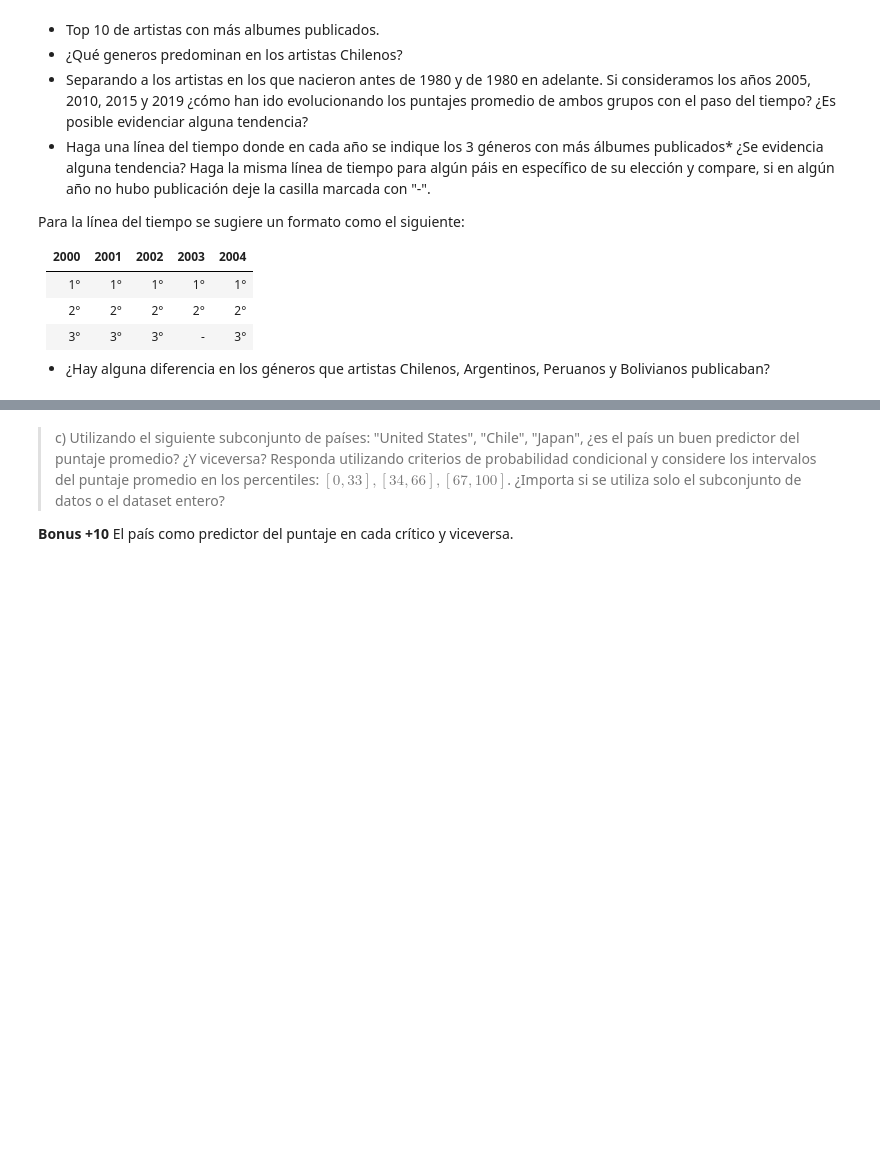
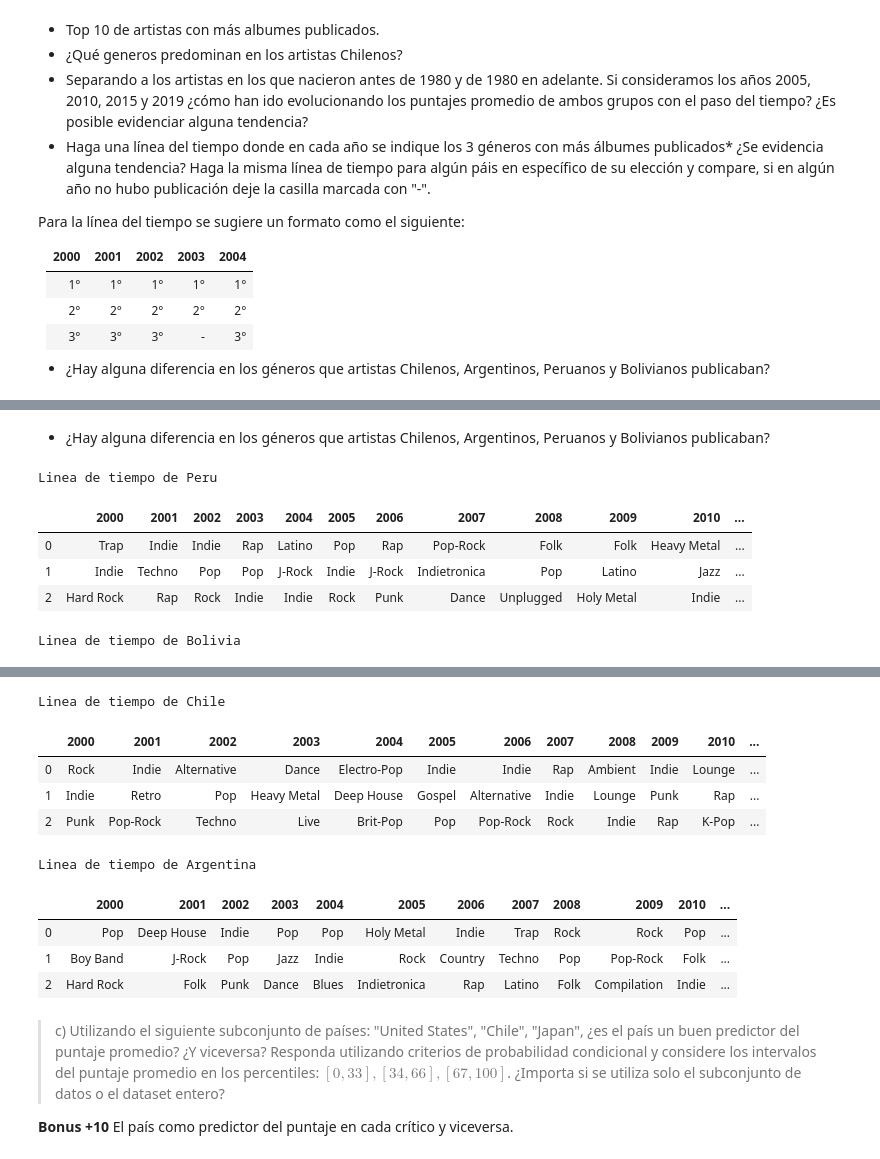
Before and after one commit to Felipitoo/estaca2, a Jupyter notebook: Laboratorio 2.ipynb, the cells around one changed output, grey strips where cells are left out. Drawn from its saved outputs; the diff is of its cells as text; code cells hidden in the pictures; blank space fills up the shorter version.

```diff
--- a/Laboratorio 2.ipynb
+++ b/Laboratorio 2.ipynb
@@ -316,0 +858,26 @@ Para la línea del tiempo se sugiere un formato como el siguiente:
+# %% [markdown]
+* ¿Hay alguna diferencia en los géneros que artistas Chilenos, Argentinos, Peruanos y Bolivianos publicaban?
+# %%
+for pais in ["Peru","Bolivia","Chile","Argentina"]:
+    for anio in anios:
+        aux = {"Genero": [] ,"Cuantos" : []}
+        periodo = new_df[(new_df["year_of_pub"] == anio) & (new_df["country"] == pais)].groupby("genre")
+        generos = list(new_df[(new_df["year_of_pub"] == anio) & (new_df["country"] == pais)]["genre"].unique())
+        for genero in generos:
+            aux_df = periodo.get_group(genero)
+            aux["Genero"].append(genero)
+            aux["Cuantos"].append(aux_df["id_x"].size)
+        df_anio = pd.DataFrame(aux)
+        df_anio = df_anio.sort_values(by=["Cuantos"],ascending=False)
+        creator_timeline1[anio] = [df_anio.iloc[0]["Genero"],df_anio.iloc[1]["Genero"],df_anio.iloc[2]["Genero"]]
+
+    df_timeline1 = pd.DataFrame(creator_timeline1)
+    print("Linea de tiempo de " + pais)
+    display(df_timeline1)
+# %% [output]
+Linea de tiempo de Peru
+|  | 2000 | 2001 | 2002 | 2003 | 2004 | 2005 | 2006 | 2007 | 2008 | 2009 | 2010 | ... |
+| 0 | Trap | Indie | Indie | Rap | Latino | Pop | Rap | Pop-Rock | Folk | Folk | Heavy Metal | ... |
+| 1 | Indie | Techno | Pop | Pop | J-Rock | Indie | J-Rock | Indietronica | Pop | Latino | Jazz | ... |
+| 2 | Hard Rock | Rap | Rock | Indie | Indie | Rock | Punk | Dance | Unplugged | Holy Metal | Indie | ... |
+Linea de tiempo de Bolivia
@@ -317,3 +888,13 @@ Para la línea del tiempo se sugiere un formato como el siguiente:
+Linea de tiempo de Chile
+|  | 2000 | 2001 | 2002 | 2003 | 2004 | 2005 | 2006 | 2007 | 2008 | 2009 | 2010 | ... |
+| 0 | Rock | Indie | Alternative | Dance | Electro-Pop | Indie | Indie | Rap | Ambient | Indie | Lounge | ... |
+| 1 | Indie | Retro | Pop | Heavy Metal | Deep House | Gospel | Alternative | Indie | Lounge | Punk | Rap | ... |
+| 2 | Punk | Pop-Rock | Techno | Live | Brit-Pop | Pop | Pop-Rock | Rock | Indie | Rap | K-Pop | ... |
+Linea de tiempo de Argentina
+|  | 2000 | 2001 | 2002 | 2003 | 2004 | 2005 | 2006 | 2007 | 2008 | 2009 | 2010 | ... |
+| 0 | Pop | Deep House | Indie | Pop | Pop | Holy Metal | Indie | Trap | Rock | Rock | Pop | ... |
+| 1 | Boy Band | J-Rock | Pop | Jazz | Indie | Rock | Country | Techno | Pop | Pop-Rock | Folk | ... |
+| 2 | Hard Rock | Folk | Punk | Dance | Blues | Indietronica | Rap | Latino | Folk | Compilation | Indie | ... |
 # %% [markdown]
 >c) Utilizando el siguiente subconjunto de países: "United States", "Chile", "Japan", ¿es el país un buen predictor del puntaje promedio? ¿Y viceversa? Responda utilizando criterios de probabilidad condicional y considere los intervalos del puntaje promedio en los percentiles: $[0,33],[34,66],[67,100]$. ¿Importa si se utiliza solo el subconjunto de datos o el dataset entero?
 
```
Also changed, not shown: parts of 26 cells of this notebook.
